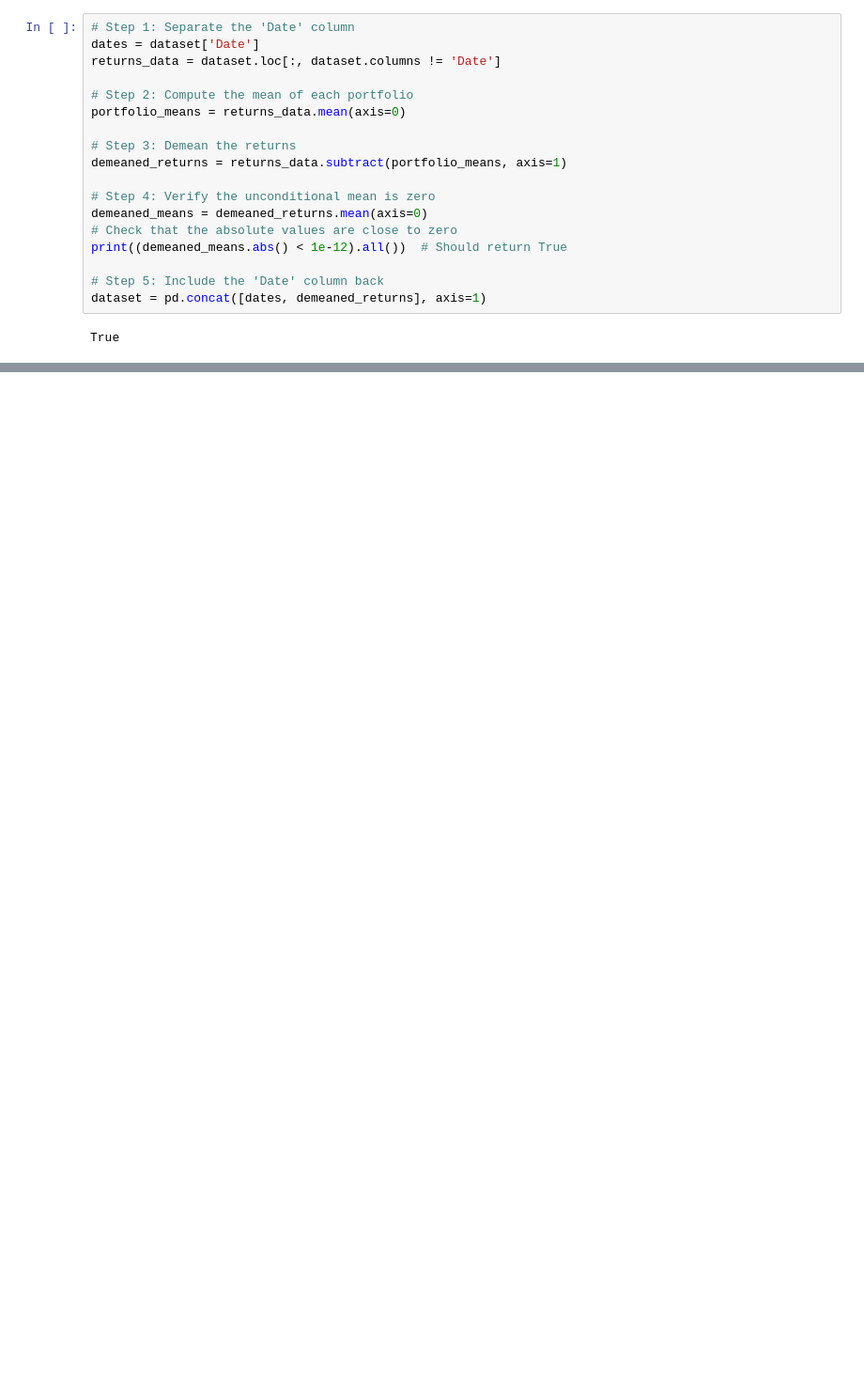
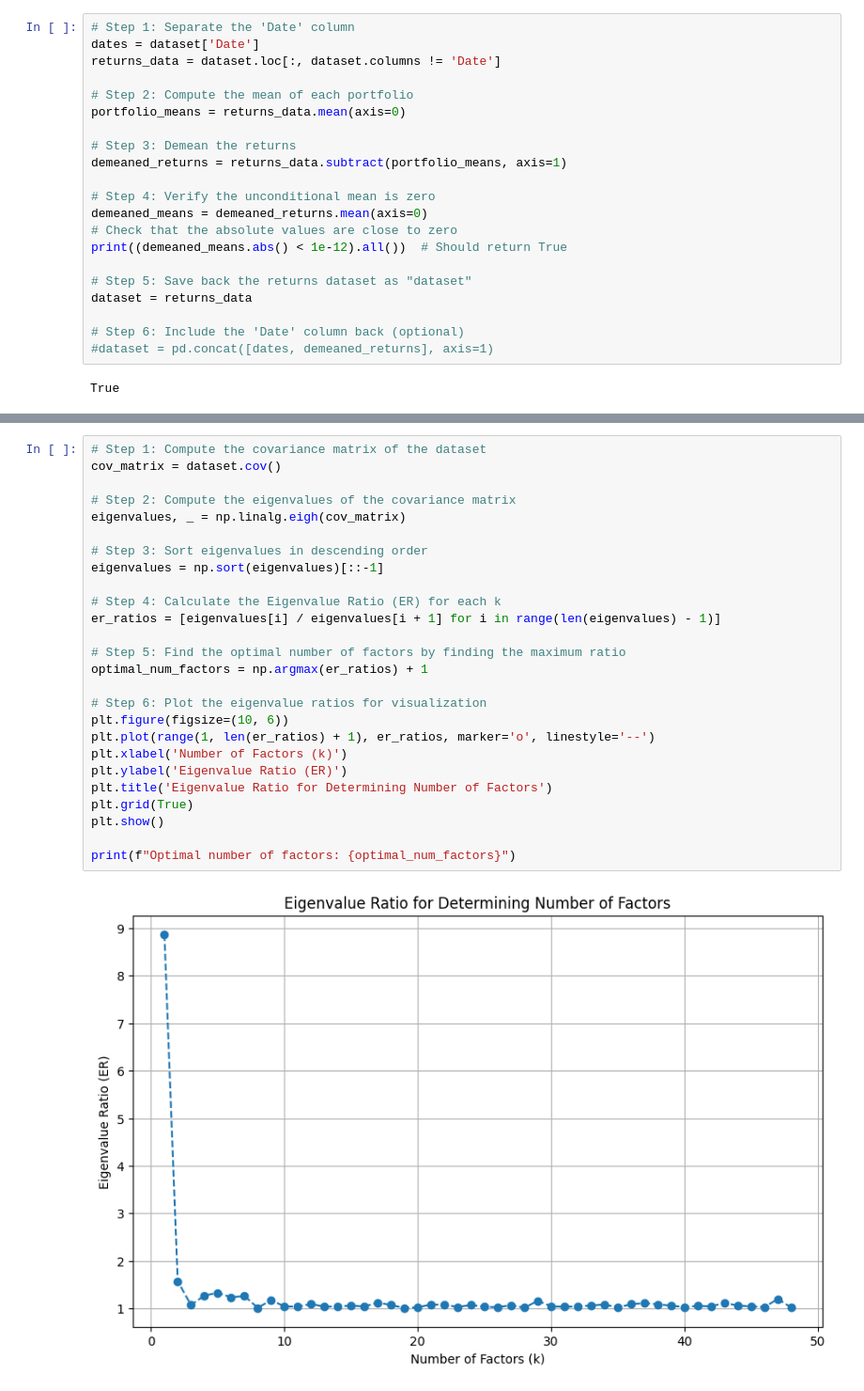
Before and after one commit to dedetamer/MSFM, a Jupyter notebook: src/main.ipynb, the cells around one changed output, grey strips where cells are left out. Shown at 94% size. Cells and saved outputs as stored; diff of their text form; blank space fills up the shorter version.

Commit message:
factor number estimators

```diff
--- a/src/main.ipynb
+++ b/src/main.ipynb
@@ -80,7 +87,10 @@ demeaned_means = demeaned_returns.mean(axis=0)
 # Check that the absolute values are close to zero
 print((demeaned_means.abs() < 1e-12).all())  # Should return True
 
-# Step 5: Include the 'Date' column back
-dataset = pd.concat([dates, demeaned_returns], axis=1)
+# Step 5: Save back the returns dataset as "dataset"
+dataset = returns_data
+
+# Step 6: Include the 'Date' column back (optional)
+#dataset = pd.concat([dates, demeaned_returns], axis=1)
 # %% [output]
 True
@@ -86,0 +101,28 @@ True
+# %%
+# Step 1: Compute the covariance matrix of the dataset
+cov_matrix = dataset.cov()
+
+# Step 2: Compute the eigenvalues of the covariance matrix
+eigenvalues, _ = np.linalg.eigh(cov_matrix)
+
+# Step 3: Sort eigenvalues in descending order
+eigenvalues = np.sort(eigenvalues)[::-1]
+
+# Step 4: Calculate the Eigenvalue Ratio (ER) for each k
+er_ratios = [eigenvalues[i] / eigenvalues[i + 1] for i in range(len(eigenvalues) - 1)]
+
+# Step 5: Find the optimal number of factors by finding the maximum ratio
+optimal_num_factors = np.argmax(er_ratios) + 1
+
+# Step 6: Plot the eigenvalue ratios for visualization
+plt.figure(figsize=(10, 6))
+plt.plot(range(1, len(er_ratios) + 1), er_ratios, marker='o', linestyle='--')
+plt.xlabel('Number of Factors (k)')
+plt.ylabel('Eigenvalue Ratio (ER)')
+plt.title('Eigenvalue Ratio for Determining Number of Factors')
+plt.grid(True)
+plt.show()
+
+print(f"Optimal number of factors: {optimal_num_factors}")
+# %% [output]
+[figure, added]
```
Also changed, not shown: parts of 8 cells of this notebook.
